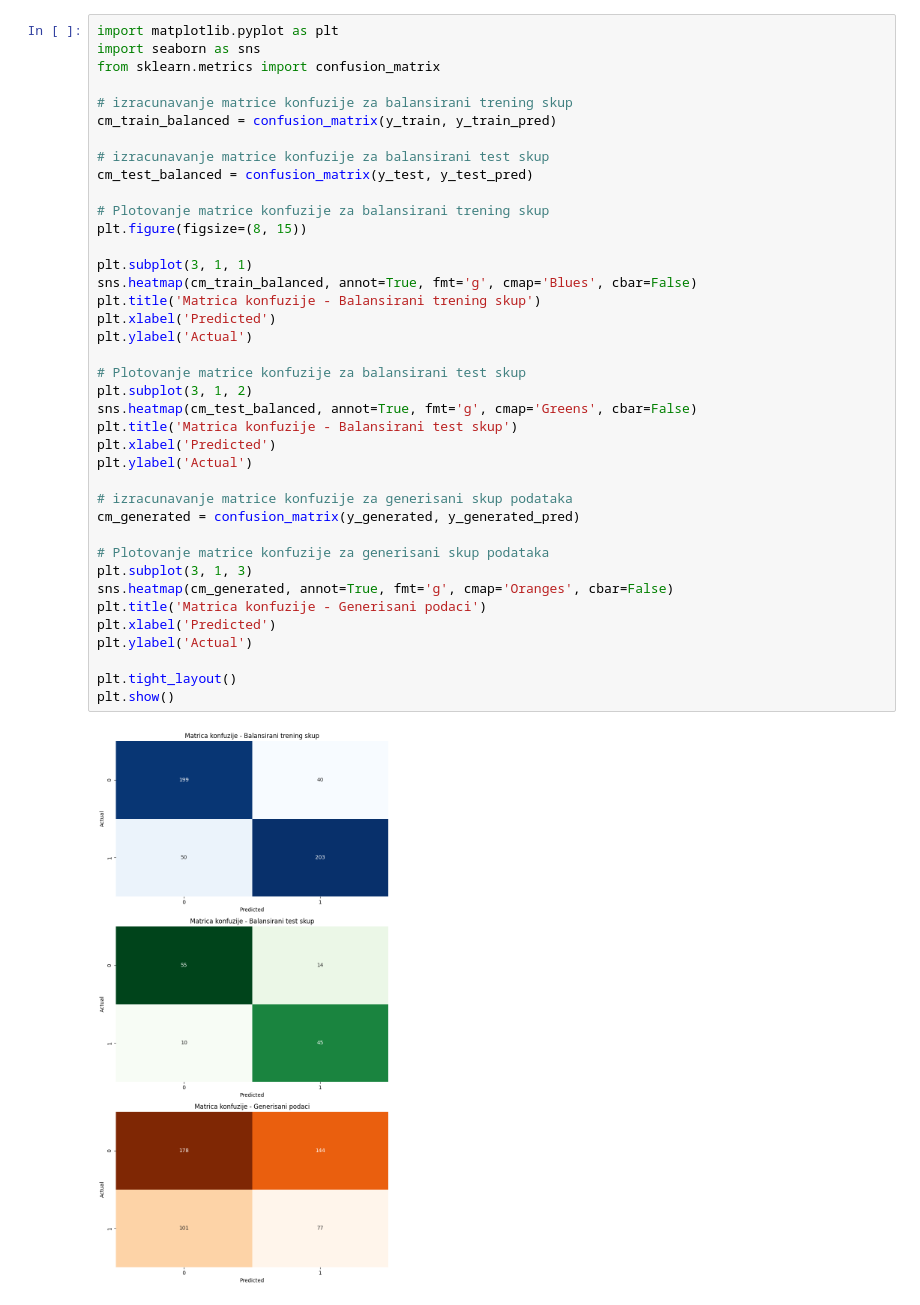
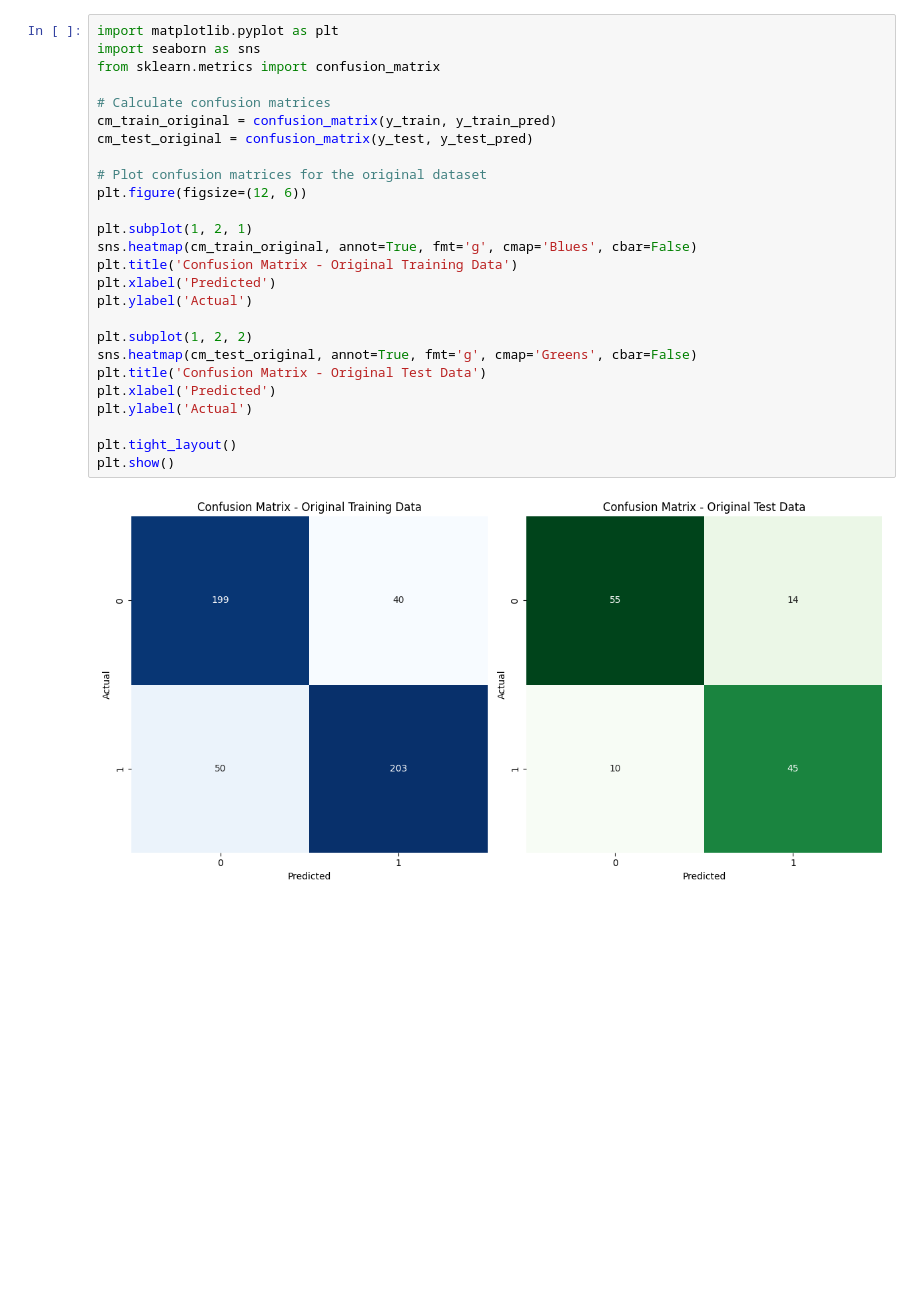
Before and after one commit to halidak/machine_learning_project, a Jupyter notebook: knn.ipynb, the cells around one changed output. Cells and saved outputs as stored; diff of their text form; blank space fills up the shorter version.

```diff
--- a/knn.ipynb
+++ b/knn.ipynb
@@ -78,41 +125,28 @@ print(results_balanced)
 # %%
 import matplotlib.pyplot as plt
 import seaborn as sns
 from sklearn.metrics import confusion_matrix
 
-# izracunavanje matrice konfuzije za balansirani trening skup
-cm_train_balanced = confusion_matrix(y_train, y_train_pred)
+# Calculate confusion matrices
+cm_train_original = confusion_matrix(y_train, y_train_pred)
+cm_test_original = confusion_matrix(y_test, y_test_pred)
 
-# izracunavanje matrice konfuzije za balansirani test skup
-cm_test_balanced = confusion_matrix(y_test, y_test_pred)
+# Plot confusion matrices for the original dataset
+plt.figure(figsize=(12, 6))
 
-# Plotovanje matrice konfuzije za balansirani trening skup
-plt.figure(figsize=(8, 15))
-
-plt.subplot(3, 1, 1)
-sns.heatmap(cm_train_balanced, annot=True, fmt='g', cmap='Blues', cbar=False)
-plt.title('Matrica konfuzije - Balansirani trening skup')
+plt.subplot(1, 2, 1)
+sns.heatmap(cm_train_original, annot=True, fmt='g', cmap='Blues', cbar=False)
+plt.title('Confusion Matrix - Original Training Data')
 plt.xlabel('Predicted')
 plt.ylabel('Actual')
 
-# Plotovanje matrice konfuzije za balansirani test skup
-plt.subplot(3, 1, 2)
-sns.heatmap(cm_test_balanced, annot=True, fmt='g', cmap='Greens', cbar=False)
-plt.title('Matrica konfuzije - Balansirani test skup')
-plt.xlabel('Predicted')
-plt.ylabel('Actual')
-
-# izracunavanje matrice konfuzije za generisani skup podataka
-cm_generated = confusion_matrix(y_generated, y_generated_pred)
-
-# Plotovanje matrice konfuzije za generisani skup podataka
-plt.subplot(3, 1, 3)
-sns.heatmap(cm_generated, annot=True, fmt='g', cmap='Oranges', cbar=False)
-plt.title('Matrica konfuzije - Generisani podaci')
+plt.subplot(1, 2, 2)
+sns.heatmap(cm_test_original, annot=True, fmt='g', cmap='Greens', cbar=False)
+plt.title('Confusion Matrix - Original Test Data')
 plt.xlabel('Predicted')
 plt.ylabel('Actual')
 
 plt.tight_layout()
 plt.show()
 # %% [output]
-[figure, old version]
+[figure, new version]
```
Also changed, not shown: parts of 4 cells of this notebook, 16 other files.
